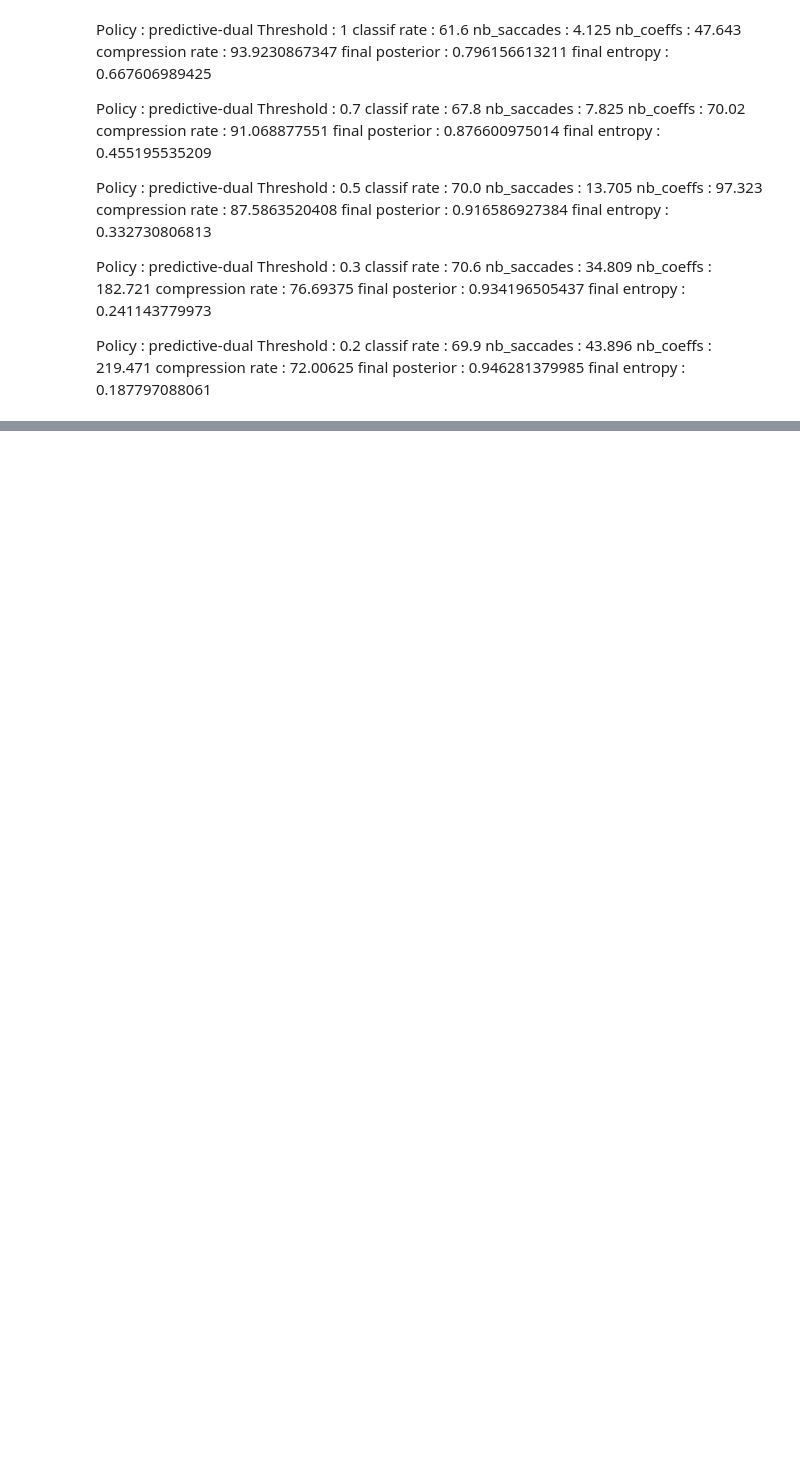
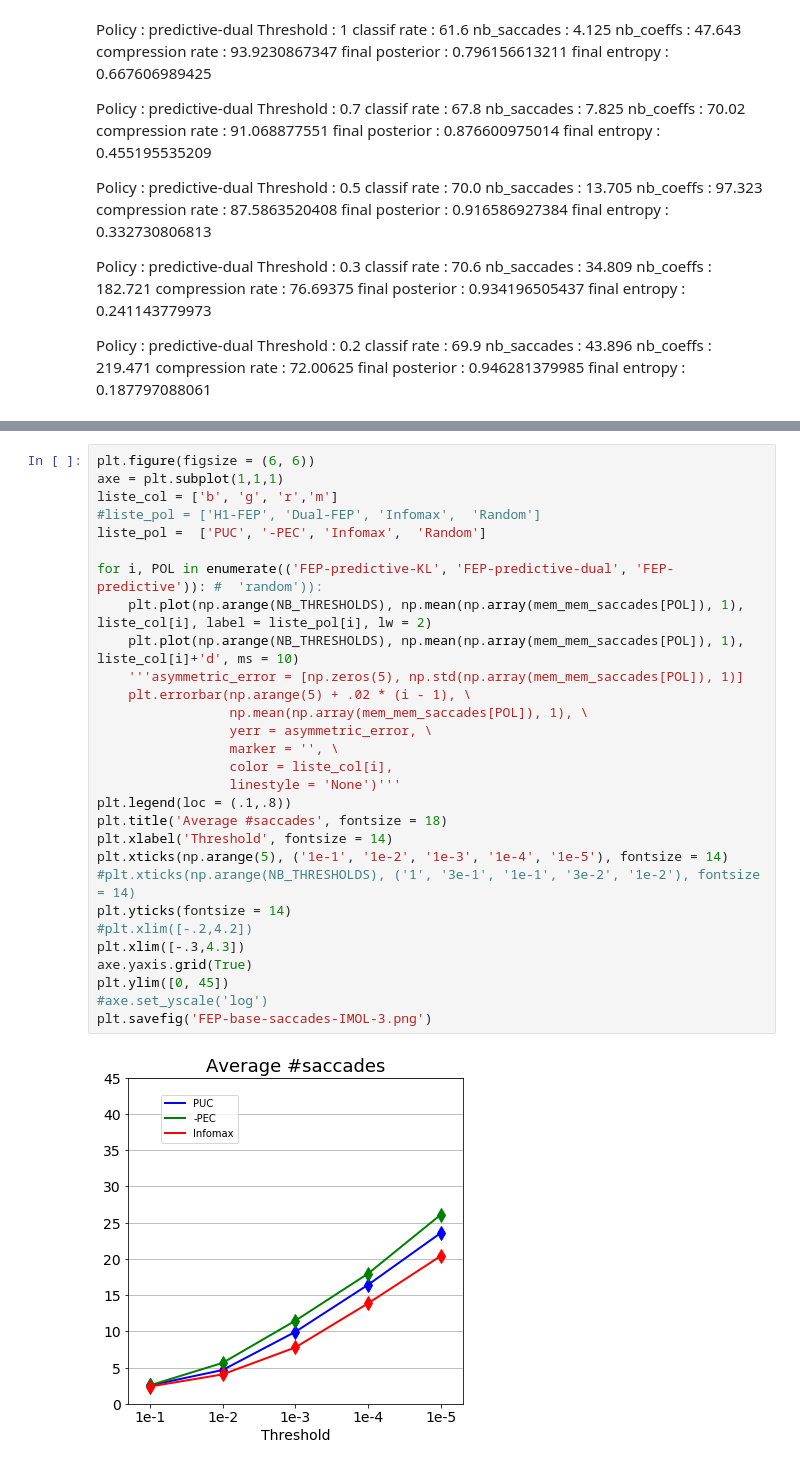
Before and after one commit to gdbmanu/git-active-vision, a Jupyter notebook: foveated-iclr/mnist-waveimage-record-display.ipynb, the cells around one changed output, grey strips where cells are left out. Drawn from its saved outputs; the diff is of its cells as text; blank space fills up the shorter version.

```diff
--- a/foveated-iclr/mnist-waveimage-record-display.ipynb
+++ b/foveated-iclr/mnist-waveimage-record-display.ipynb
@@ -170,2 +214,33 @@ plt.savefig('FEP-CNN-classif.png')
+# %%
+plt.figure(figsize = (6, 6))
+axe = plt.subplot(1,1,1)
+liste_col = ['b', 'g', 'r','m']
+#liste_pol = ['H1-FEP', 'Dual-FEP', 'Infomax',  'Random']
+liste_pol =  ['PUC', '-PEC', 'Infomax',  'Random']
+
+for i, POL in enumerate(('FEP-predictive-KL', 'FEP-predictive-dual', 'FEP-predictive')): #  'random')):
+    plt.plot(np.arange(NB_THRESHOLDS), np.mean(np.array(mem_mem_saccades[POL]), 1), liste_col[i], label = liste_pol[i], lw = 2)
+    plt.plot(np.arange(NB_THRESHOLDS), np.mean(np.array(mem_mem_saccades[POL]), 1), liste_col[i]+'d', ms = 10)
+    '''asymmetric_error = [np.zeros(5), np.std(np.array(mem_mem_saccades[POL]), 1)]
+    plt.errorbar(np.arange(5) + .02 * (i - 1), \
+                 np.mean(np.array(mem_mem_saccades[POL]), 1), \
+                 yerr = asymmetric_error, \
+                 marker = '', \
+                 color = liste_col[i],
+                 linestyle = 'None')'''
+plt.legend(loc = (.1,.8))
+plt.title('Average #saccades', fontsize = 18)
+plt.xlabel('Threshold', fontsize = 14)
+plt.xticks(np.arange(5), ('1e-1', '1e-2', '1e-3', '1e-4', '1e-5'), fontsize = 14)
+#plt.xticks(np.arange(NB_THRESHOLDS), ('1', '3e-1', '1e-1', '3e-2', '1e-2'), fontsize = 14)
+plt.yticks(fontsize = 14)
+#plt.xlim([-.2,4.2])
+plt.xlim([-.3,4.3])
+axe.yaxis.grid(True)
+plt.ylim([0, 45])
+#axe.set_yscale('log')
+plt.savefig('FEP-base-saccades-IMOL-3.png')
+# %% [output]
+[figure, added]
 # %%
 f = plt.figure(figsize = (6, 6))
```
Also changed, not shown: parts of 9 cells of this notebook, 2 other files.
